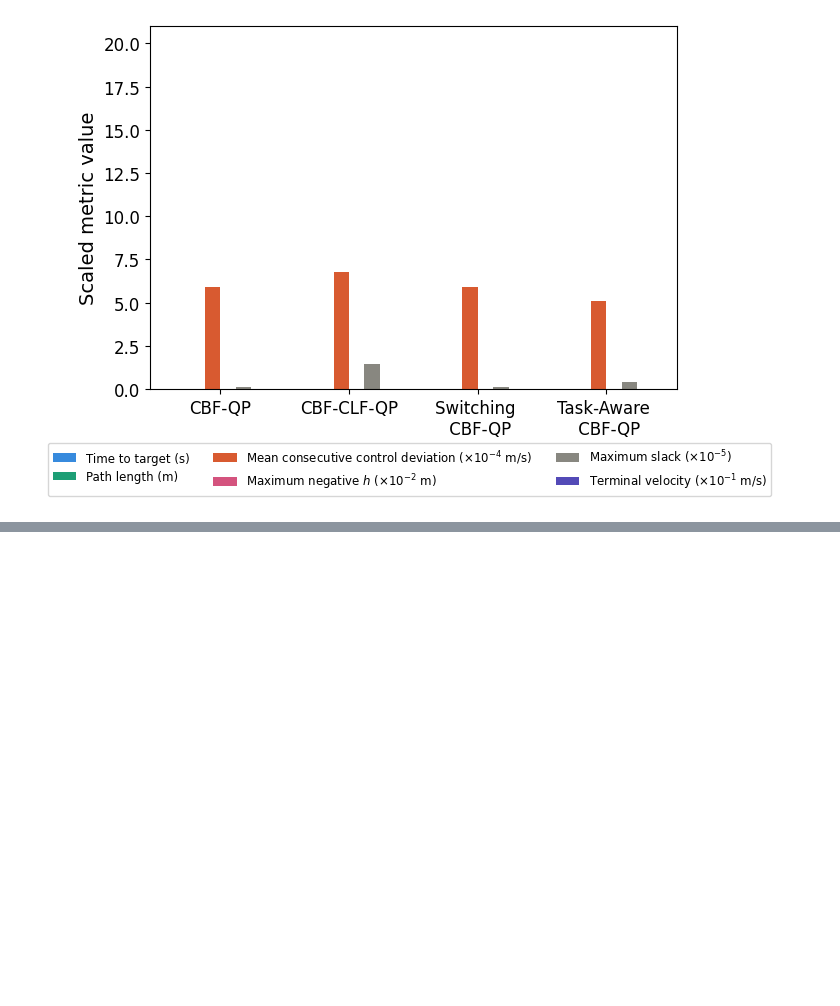
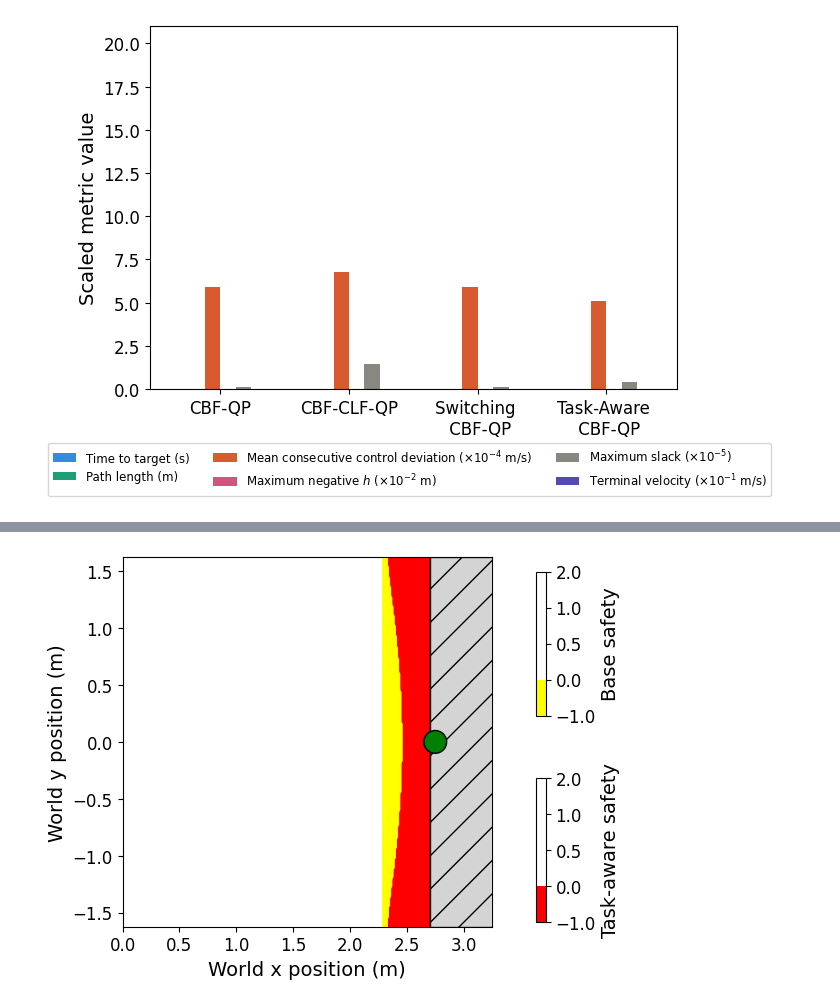
Before and after one commit to famsvip/Robot-Navigation-Collision-Avoidance-, a Jupyter notebook: data/plotting.ipynb, the cells around one changed output, grey strips where cells are left out. Drawn from its saved outputs; the diff is of its cells as text; code cells hidden in the pictures; blank space fills up the shorter version.

```diff
--- a/data/plotting.ipynb
+++ b/data/plotting.ipynb
@@ -2107,0 +2184,77 @@ plt.show()
+# %%
+import matplotlib.colors as mcolors
+import matplotlib.pyplot as plt
+import numpy as np
+from matplotlib.patches import Rectangle, Circle, Arrow
+
+
+
+plt.rcParams.update({
+    "font.size": 14,          # base size
+    "axes.titlesize": 16,
+    "axes.labelsize": 14,
+    "xtick.labelsize": 12,
+    "ytick.labelsize": 12,
+    "legend.fontsize": 8.5,
+})
+fig, ax1 = plt.subplots()
+# Define thresholds and corresponding colors for task-unaware
+bounds2 = [-1, 0, 0.5, 1, 2.0]
+colors2 = ['yellow', 'none', 'none', 'none']
+cmap2 = mcolors.ListedColormap(colors2)
+norm2 = mcolors.BoundaryNorm(bounds2, cmap2.N)
+# Define thresholds and corresponding colors for task-aware
+bounds = [-1, 0, 0.5, 1, 2.0]
+colors = ['red', 'none', 'none', 'none']
+cmap = mcolors.ListedColormap(colors)
+norm = mcolors.BoundaryNorm(bounds, cmap.N)
+
+safety_map_task = np.load("./miscellaneous/safety_map_comp_expanded.npy")
+safety_map_taskless = np.load("./miscellaneous/safety_map_obs_2.npy")
+
+rect = Rectangle((2.7, -1.625), width=0.6, height=3.25,
+                 edgecolor='black', facecolor=(0.83, 0.83, 0.83), hatch="/", zorder=3)
+circle_target = Circle((2.75, 0.0), radius=0.1, edgecolor="black", facecolor="green", zorder=3)
+ax1.add_patch(rect)
+ax1.add_patch(circle_target)
+
+
+task_safety_plot = ax1.scatter(
+    safety_map_task[:, 0],  # x
+    safety_map_task[:, 1],  # y
+    c=safety_map_task[:, 2],  # h value = color
+    cmap=cmap,
+    norm=norm,
+    s=10,  # dot size
+    zorder=2
+)
+
+taskless_safety_plot = ax1.scatter(
+    safety_map_taskless[:, 0],  # x
+    safety_map_taskless[:, 1],  # y
+    c=safety_map_taskless[:, 2],  # h value = color
+    cmap=cmap2,
+    norm=norm2,
+    s=10, # dot size
+    zorder=1
+)
+
+fig.subplots_adjust(right=0.82)
+
+cbar_ax1 = fig.add_axes([0.83, 0.55, 0.015, 0.3])
+cbar_ax2 = fig.add_axes([0.83, 0.12, 0.015, 0.3])
+fig.colorbar(taskless_safety_plot, cax=cbar_ax1, label='Base safety')
+fig.colorbar(task_safety_plot, cax=cbar_ax2, label='Task-aware safety')
+
+ax1.set_xlim(0.0, 3.25)
+ax1.set_ylim(-1.625, 1.625)
+ax1.set_xlabel('World x position (m)')
+ax1.set_ylabel('World y position (m)')
+ax1.add_patch(rect)
+ax1.add_patch(circle_target)
+ax1.set_aspect('equal')
+
+
+plt.show()
+# %% [output]
+[figure, added]
```
Also changed, not shown: parts of 2 cells of this notebook, 8 other files.
